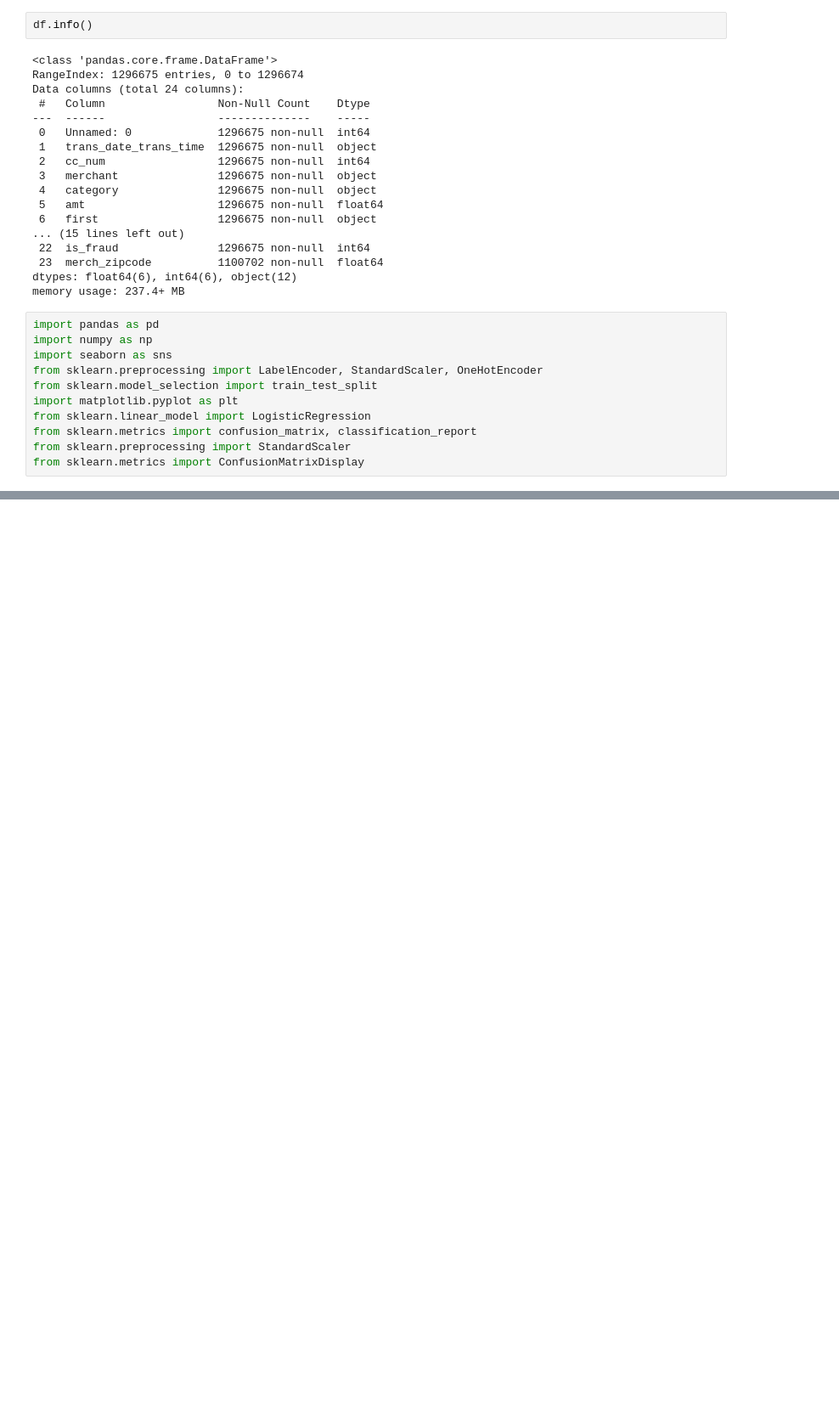
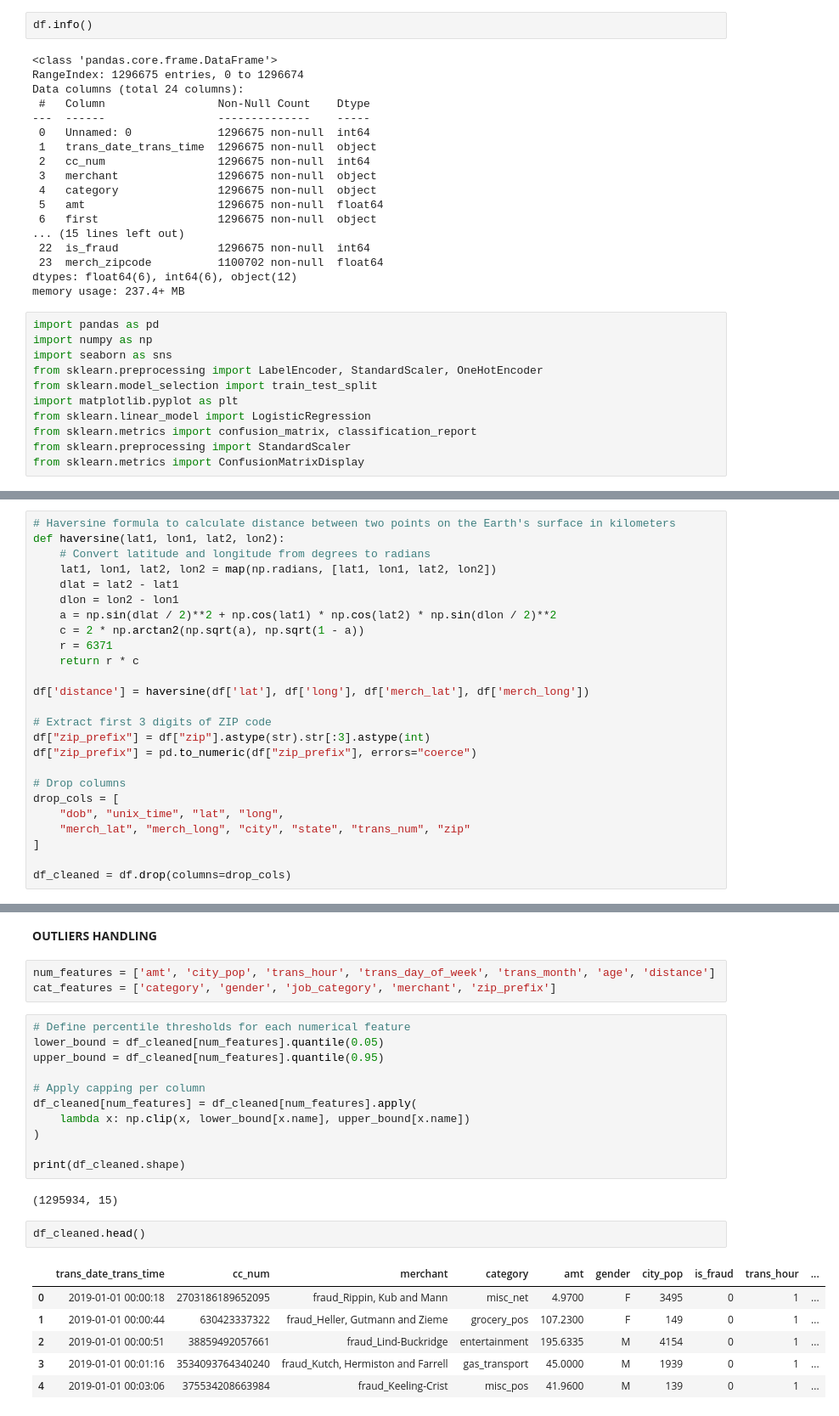
Before and after one commit to phantruong1905/Fraud-Detection, a Jupyter notebook: Fraud_Detection.ipynb, the cells around one changed output, grey strips where cells are left out. Shown at 85% size. Cells and saved outputs as stored; diff of their text form; blank space fills up the shorter version.

```diff
--- a/Fraud_Detection.ipynb
+++ b/Fraud_Detection.ipynb
@@ -534,0 +175,25 @@ compare_df_sorted
+# %%
+# Haversine formula to calculate distance between two points on the Earth's surface in kilometers
+def haversine(lat1, lon1, lat2, lon2):
+    # Convert latitude and longitude from degrees to radians
+    lat1, lon1, lat2, lon2 = map(np.radians, [lat1, lon1, lat2, lon2])
+    dlat = lat2 - lat1
+    dlon = lon2 - lon1
+    a = np.sin(dlat / 2)**2 + np.cos(lat1) * np.cos(lat2) * np.sin(dlon / 2)**2
+    c = 2 * np.arctan2(np.sqrt(a), np.sqrt(1 - a))
+    r = 6371
+    return r * c
+
+df['distance'] = haversine(df['lat'], df['long'], df['merch_lat'], df['merch_long'])
+
+# Extract first 3 digits of ZIP code
+df["zip_prefix"] = df["zip"].astype(str).str[:3].astype(int)
+df["zip_prefix"] = pd.to_numeric(df["zip_prefix"], errors="coerce")
+
+# Drop columns
+drop_cols = [
+    "dob", "unix_time", "lat", "long",
+    "merch_lat", "merch_long", "city", "state", "trans_num", "zip"
+]
+
+df_cleaned = df.drop(columns=drop_cols)
@@ -534,0 +277,27 @@ compare_df_sorted
+# %% [markdown]
+**OUTLIERS HANDLING**
+# %%
+num_features = ['amt', 'city_pop', 'trans_hour', 'trans_day_of_week', 'trans_month', 'age', 'distance']
+cat_features = ['category', 'gender', 'job_category', 'merchant', 'zip_prefix']
+# %%
+# Define percentile thresholds for each numerical feature
+lower_bound = df_cleaned[num_features].quantile(0.05)
+upper_bound = df_cleaned[num_features].quantile(0.95)
+
+# Apply capping per column
+df_cleaned[num_features] = df_cleaned[num_features].apply(
+    lambda x: np.clip(x, lower_bound[x.name], upper_bound[x.name])
+)
+
+print(df_cleaned.shape)
+# %% [output]
+(1295934, 15)
+# %%
+df_cleaned.head()
+# %% [output]
+|  | trans_date_trans_time | cc_num | merchant | category | amt | gender | city_pop | is_fraud | trans_hour | ... |
+| 0 | 2019-01-01 00:00:18 | 2703186189652095 | fraud_Rippin, Kub and Mann | misc_net | 4.9700 | F | 3495 | 0 | 1 | ... |
+| 1 | 2019-01-01 00:00:44 | 630423337322 | fraud_Heller, Gutmann and Zieme | grocery_pos | 107.2300 | F | 149 | 0 | 1 | ... |
+| 2 | 2019-01-01 00:00:51 | 38859492057661 | fraud_Lind-Buckridge | entertainment | 195.6335 | M | 4154 | 0 | 1 | ... |
+| 3 | 2019-01-01 00:01:16 | 3534093764340240 | fraud_Kutch, Hermiston and Farrell | gas_transport | 45.0000 | M | 1939 | 0 | 1 | ... |
+| 4 | 2019-01-01 00:03:06 | 375534208663984 | fraud_Keeling-Crist | misc_pos | 41.9600 | M | 139 | 0 | 1 | ... |
```
Also changed, not shown: parts of 58 cells of this notebook.
